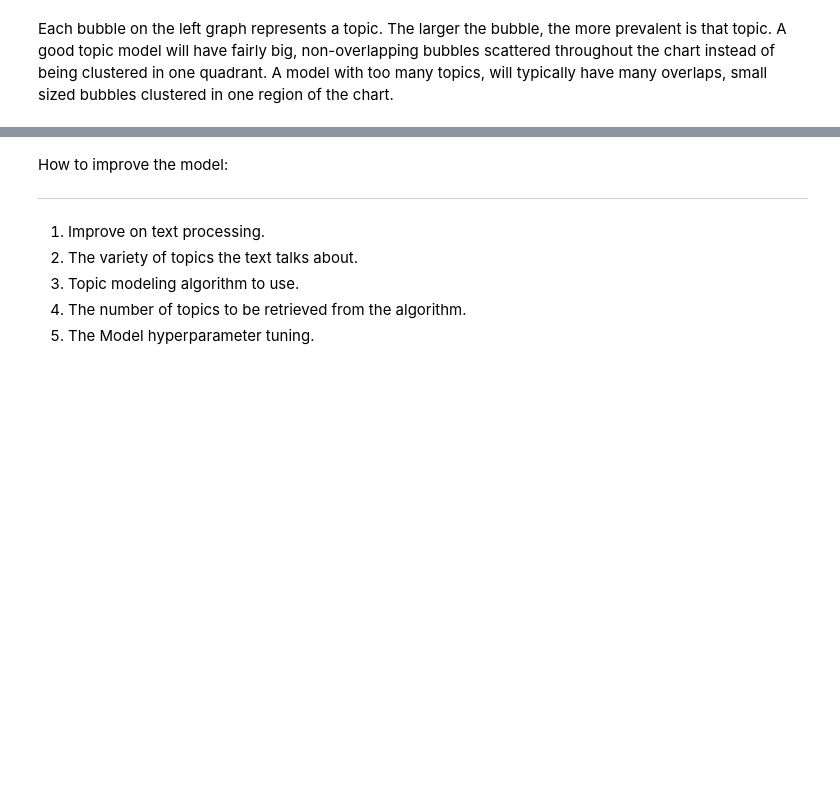
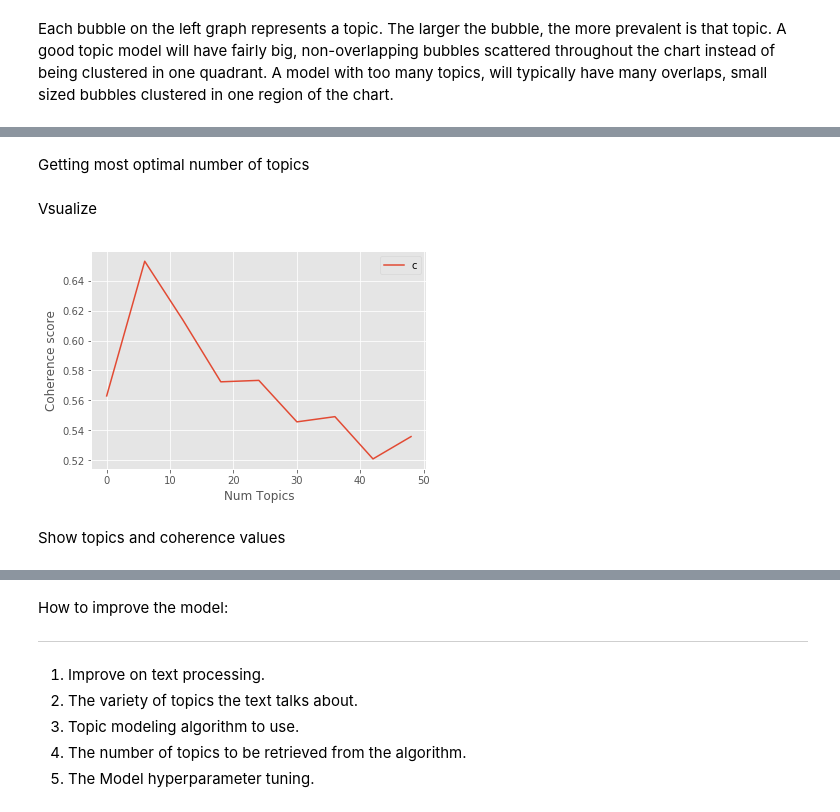
Before and after one commit to SammyOngaya/Natural-Language-Processing, a Jupyter notebook: Topic Modeling with gensim.ipynb, the cells around one changed output, grey strips where cells are left out. Cells and saved outputs as stored; diff of their text form; code cells hidden in the pictures; blank space fills up the shorter version.

Commit message:
Added other Models

```diff
--- a/Topic Modeling with gensim.ipynb
+++ b/Topic Modeling with gensim.ipynb
@@ -107,7 +115,7 @@ print([[(id2word[id], freq) for id, freq in cp] for cp in corpus[:1]])
 # %% [markdown]
 In the LDA model below we specify chunksize which is the number of document to use for each training iteration/chunk. passes is the total number of training pass.
 # %%
-model = gensim.models.ldamodel.LdaModel(corpus=corpus,id2word=id2word,num_topics=20, random_state=100, update_every=1,
+model = gensim.models.ldamodel.LdaModel(corpus=corpus,id2word=id2word,num_topics=6, random_state=100, update_every=1,
                                            chunksize=100,passes=10,alpha='auto',per_word_topics=True)
 # %% [markdown]
 Show topics
@@ -184,0 +195,32 @@ Each bubble on the left graph represents a topic. The larger the bubble, the mor
+# %% [markdown]
+Getting most optimal number of topics
+# %%
+limit=50;
+start=1;
+step=6;
+# %%
+def compute_optimal_topics(dictionary, corpus, texts, limit, start=2, step=3):
+    coherence_values = []
+    model_list = []
+    for num_topics in range(start, limit, step):
+        model = gensim.models.ldamodel.LdaModel(corpus=corpus, num_topics=num_topics, id2word=id2word)
+        model_list.append(model)
+        coherencemodel = CoherenceModel(model=model, texts=texts, dictionary=dictionary, coherence='c_v')
+        coherence_values.append(coherencemodel.get_coherence())
+
+    return model_list, coherence_values
+# %%
+model_list, coherence_values = compute_optimal_topics(dictionary=id2word, corpus=corpus, texts=tokenized_data, start=start, limit=limit, step=step)
+# %% [markdown]
+Vsualize
+# %%
+x = range(start, limit, step)
+plt.plot(x, coherence_values)
+plt.xlabel("Num Topics")
+plt.ylabel("Coherence score")
+plt.legend(("coherence_values"), loc='best')
+plt.show()
+# %% [output]
+[figure, added]
+# %% [markdown]
+Show topics and coherence values
```
Also changed, not shown: parts of 37 cells of this notebook.
